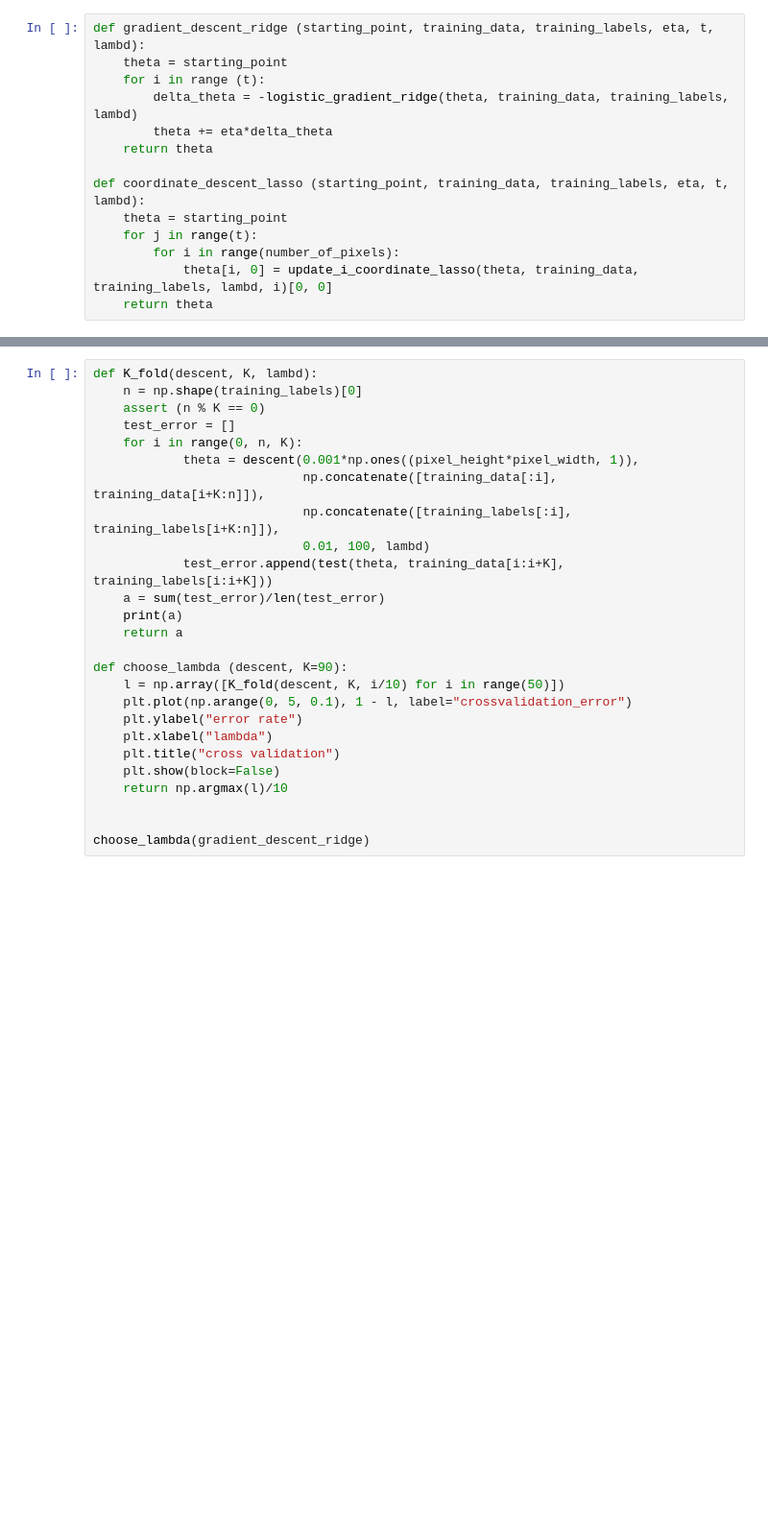
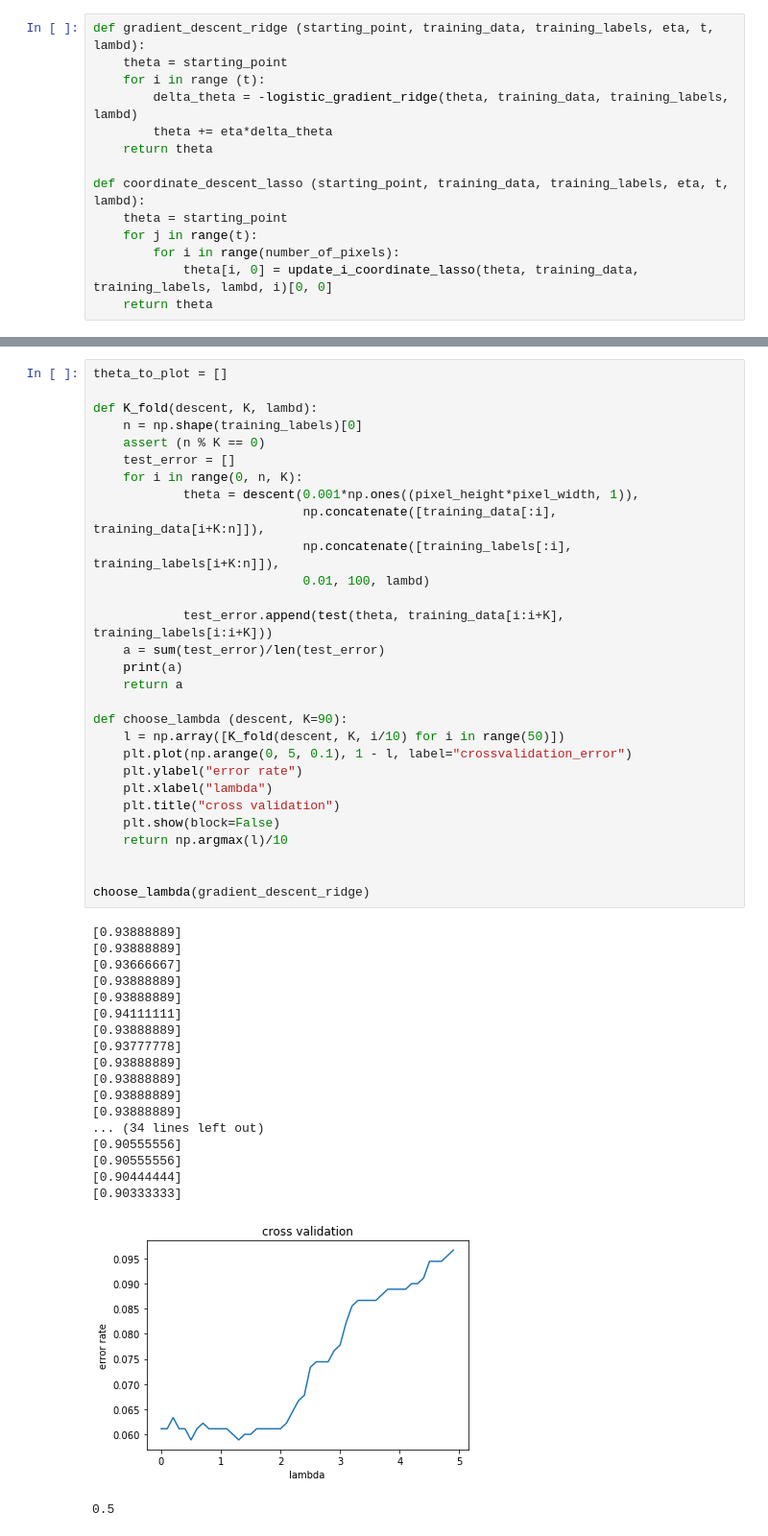
Before and after one commit to NizarGhandri/fonts_recognition, a Jupyter notebook: homework_2/models.ipynb, the cells around one changed output, grey strips where cells are left out. Shown at 96% size. Drawn from its saved outputs; the diff is of its cells as text; blank space fills up the shorter version.

```diff
--- a/homework_2/models.ipynb
+++ b/homework_2/models.ipynb
@@ -206,26 +189,49 @@ KeyboardInterrupt:
 # %%
+theta_to_plot = []
+
 def K_fold(descent, K, lambd):
     n = np.shape(training_labels)[0]
     assert (n % K == 0)
     test_error = []
     for i in range(0, n, K):
             theta = descent(0.001*np.ones((pixel_height*pixel_width, 1)),
                             np.concatenate([training_data[:i], training_data[i+K:n]]),
                             np.concatenate([training_labels[:i], training_labels[i+K:n]]),
                             0.01, 100, lambd)
+
             test_error.append(test(theta, training_data[i:i+K], training_labels[i:i+K]))
     a = sum(test_error)/len(test_error)
     print(a)
     return a
 
 def choose_lambda (descent, K=90):
     l = np.array([K_fold(descent, K, i/10) for i in range(50)])
     plt.plot(np.arange(0, 5, 0.1), 1 - l, label="crossvalidation_error")
     plt.ylabel("error rate")
     plt.xlabel("lambda")
     plt.title("cross validation")
     plt.show(block=False)
     return np.argmax(l)/10
 
 
 choose_lambda(gradient_descent_ridge)
+# %% [output]
+[0.93888889]
+[0.93888889]
+[0.93666667]
+[0.93888889]
+[0.93888889]
+[0.94111111]
+[0.93888889]
+[0.93777778]
+[0.93888889]
+[0.93888889]
+[0.93888889]
+[0.93888889]
+... (34 lines left out)
+[0.90555556]
+[0.90555556]
+[0.90444444]
+[0.90333333]
+[figure, added]
+0.5
```
Also changed, not shown: parts of 4 cells of this notebook.
